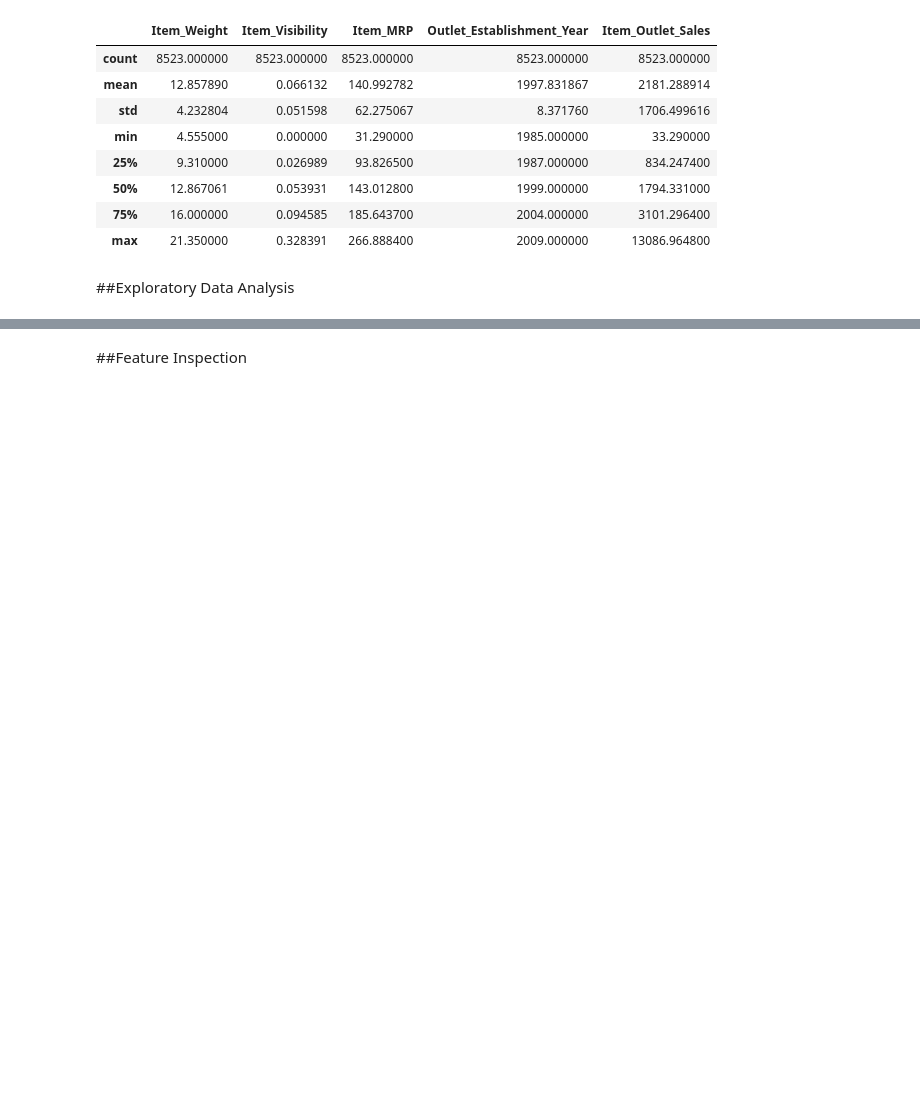
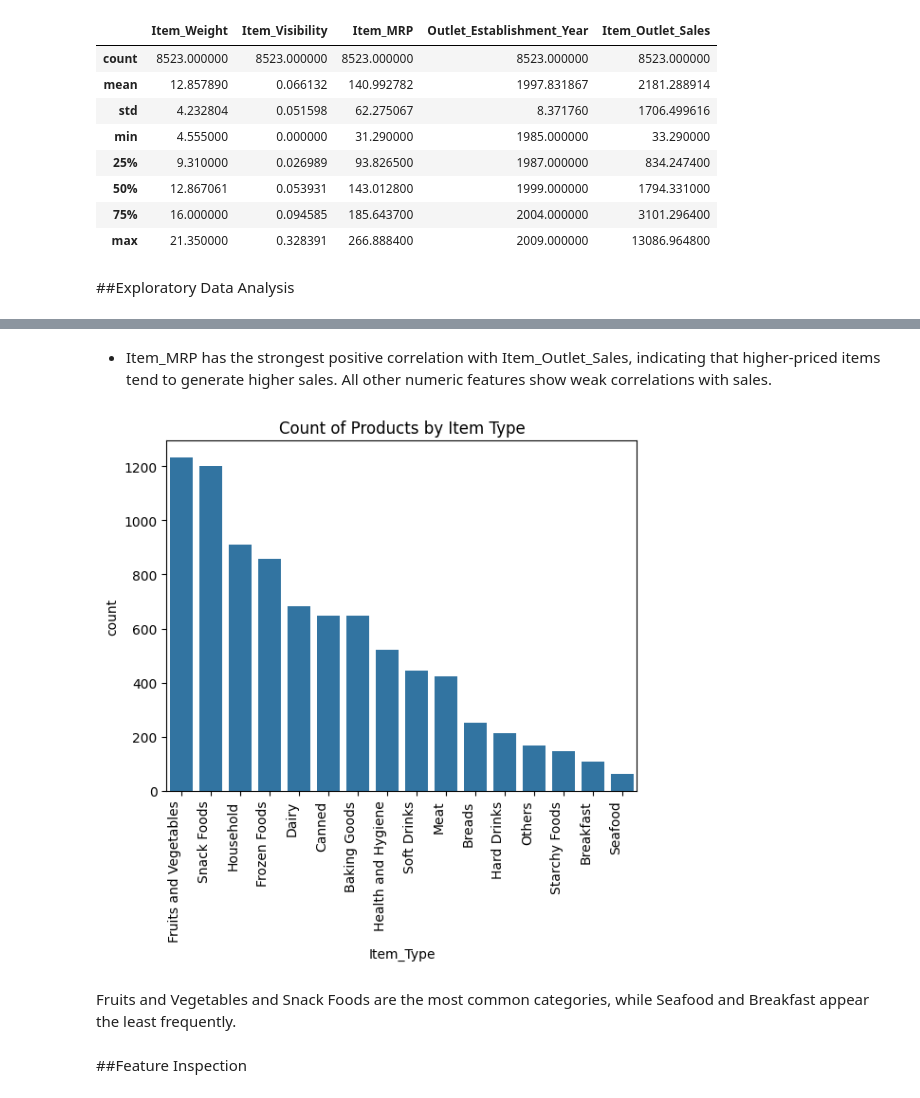
Before and after one commit to eddieZayed/Prediction-of-Product-Sales, a Jupyter notebook: Prediction_of_Product_Sales.ipynb, the cells around one changed output, grey strips where cells are left out. Drawn from its saved outputs; the diff is of its cells as text; code cells hidden in the pictures; blank space fills up the shorter version.

```diff
--- a/Prediction_of_Product_Sales.ipynb
+++ b/Prediction_of_Product_Sales.ipynb
@@ -179,2 +224,12 @@ df[num_cols].describe()
+# %% [markdown]
+- Item_MRP has the strongest positive correlation with Item_Outlet_Sales, indicating that higher-priced items tend to generate higher sales. All other numeric features show weak correlations with sales.
+# %%
+ax = sns.countplot(data=df, x ='Item_Type', order=df['Item_Type'].value_counts().index)
+ax.set_title('Count of Products by Item Type')
+ax.set_xticklabels(ax.get_xticklabels(),rotation=90,ha='right');
+# %% [output]
+[figure, added]
+# %% [markdown]
+Fruits and Vegetables and Snack Foods are the most common categories, while Seafood and Breakfast appear the least frequently.
 # %% [markdown]
 ##Feature Inspection
```
Also changed, not shown: parts of 7 cells of this notebook.
